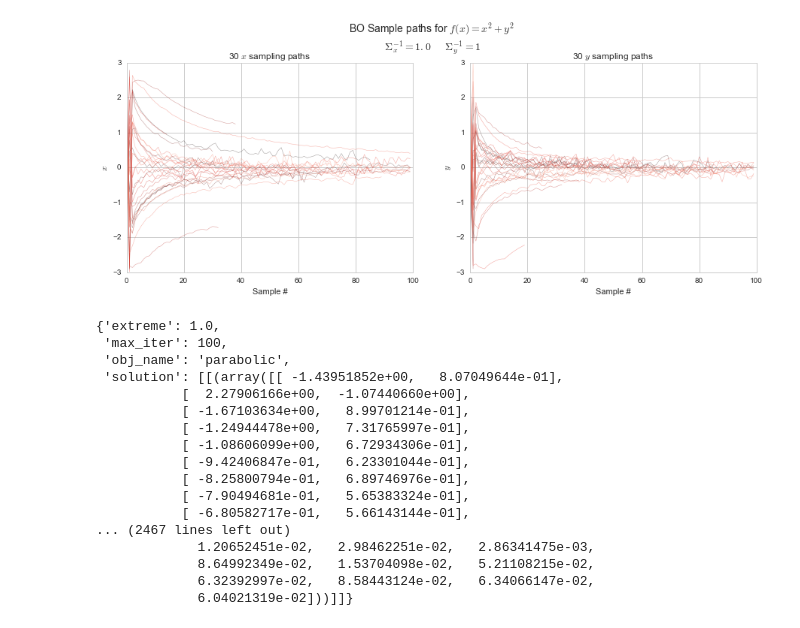
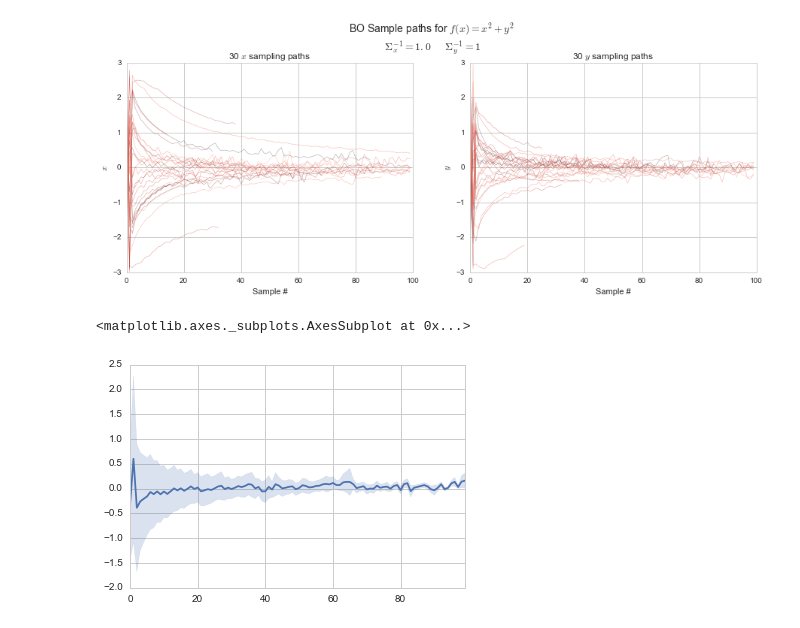
Before and after one commit to DesignInformaticsLab/EcoRacer2016, a Jupyter notebook: simulation_study/Heterogeneous Sig.ipynb, the cells around one changed output. Drawn from its saved outputs; the diff is of its cells as text; code cells hidden in the pictures.

```diff
--- a/simulation_study/Heterogeneous Sig.ipynb
+++ b/simulation_study/Heterogeneous Sig.ipynb
@@ -87,23 +87,8 @@ hairplot(solution, 1.0)
 (30L, 1L, 2L)
 [figure]
 [figure]
-# %%
-dat
-# %% [output]
-{'extreme': 1.0,
- 'max_iter': 100,
- 'obj_name': 'parabolic',
- 'solution': [[(array([[ -1.43951852e+00,   8.07049644e-01],
-           [  2.27906166e+00,  -1.07440660e+00],
-           [ -1.67103634e+00,   8.99701214e-01],
-           [ -1.24944478e+00,   7.31765997e-01],
-           [ -1.08606099e+00,   6.72934306e-01],
-           [ -9.42406847e-01,   6.23301044e-01],
-           [ -8.25800794e-01,   6.89746976e-01],
-           [ -7.90494681e-01,   5.65383324e-01],
-           [ -6.80582717e-01,   5.66143144e-01],
-... (2467 lines left out)
-             1.20652451e-02,   2.98462251e-02,   2.86341475e-03,
-             8.64992349e-02,   1.53704098e-02,   5.21108215e-02,
-             6.32392997e-02,   8.58443124e-02,   6.34066147e-02,
-             6.04021319e-02]))]]}
+# %%
+sns.tsplot(solution[0,0,0])
+# %% [output]
+<matplotlib.axes._subplots.AxesSubplot at 0x...>
+[figure, added]
```
Also changed, not shown: parts of 5 cells of this notebook, 8 other files.
